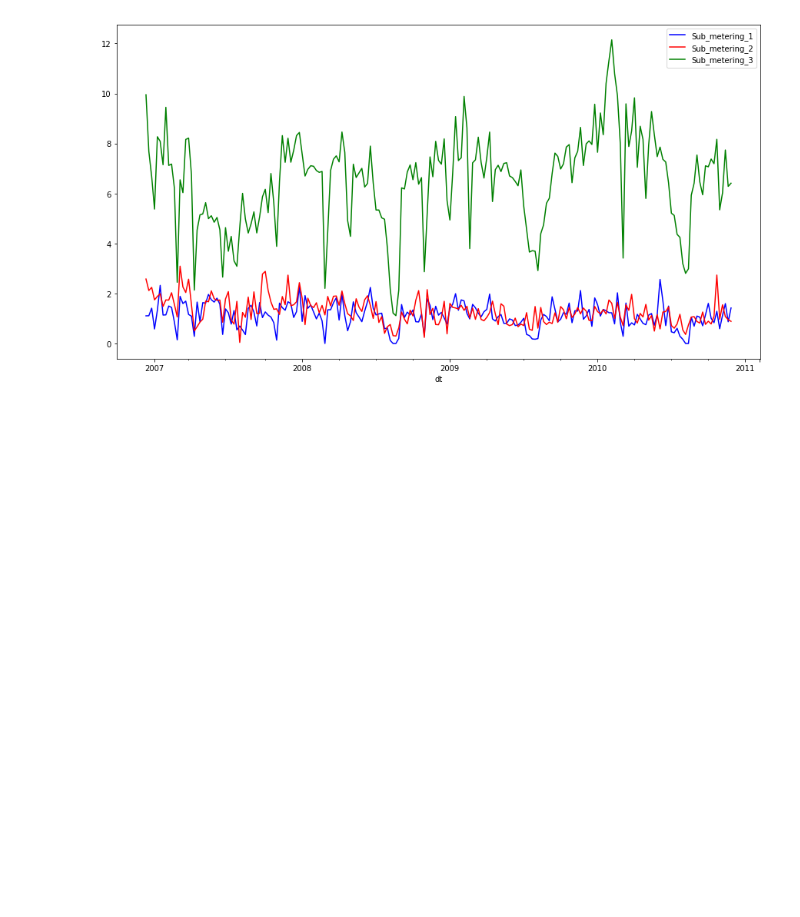
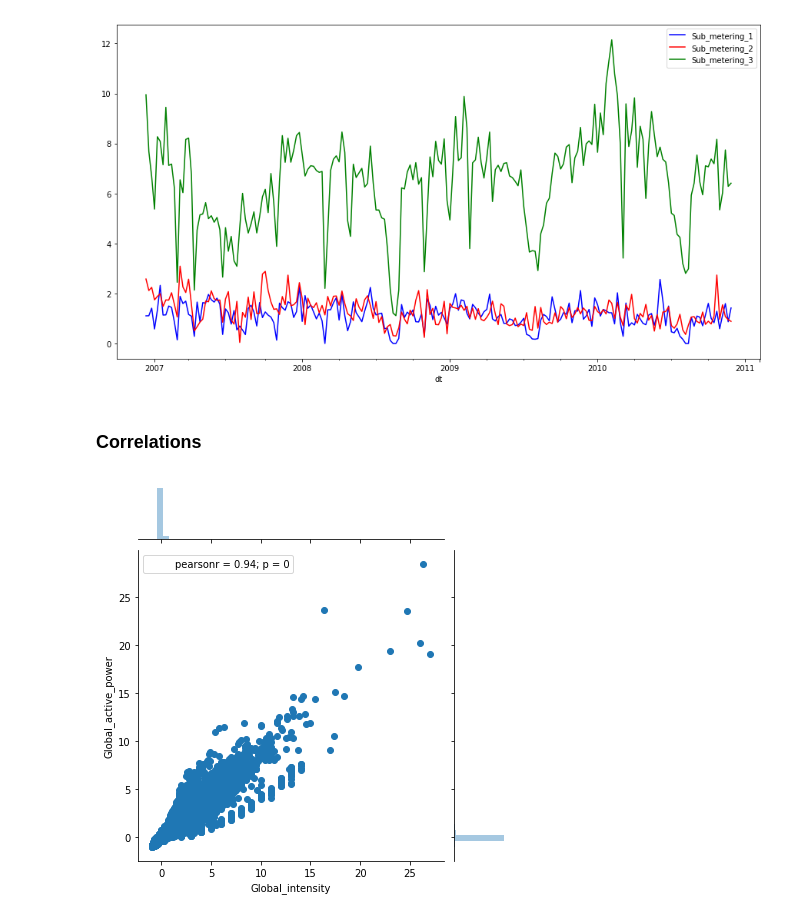
Before and after one commit to jasonchanhku/Keras, a Jupyter notebook: misc/household.ipynb, the cells around one changed output. Saved outputs shown, nothing was run; the diff lists cells and outputs as text; code cells hidden in the pictures; blank space fills up the shorter version.

```diff
--- a/misc/household.ipynb
+++ b/misc/household.ipynb
@@ -237,3 +237,15 @@ df.Sub_metering_3.resample('W').mean().plot(color='g', legend=True)
 plt.show()
 # %% [output]
 [figure]
+# %% [markdown]
+### Correlations
+# %%
+# Between global intensity and active power
+
+data_returns = df.pct_change()
+data_returns = data_returns[1:]
+# %%
+sns.jointplot(x="Global_intensity", y = "Global_active_power", data=data_returns, kind="scatter")
+plt.show()
+# %% [output]
+[figure, added]
```
Also changed, not shown: parts of 39 cells of this notebook.
